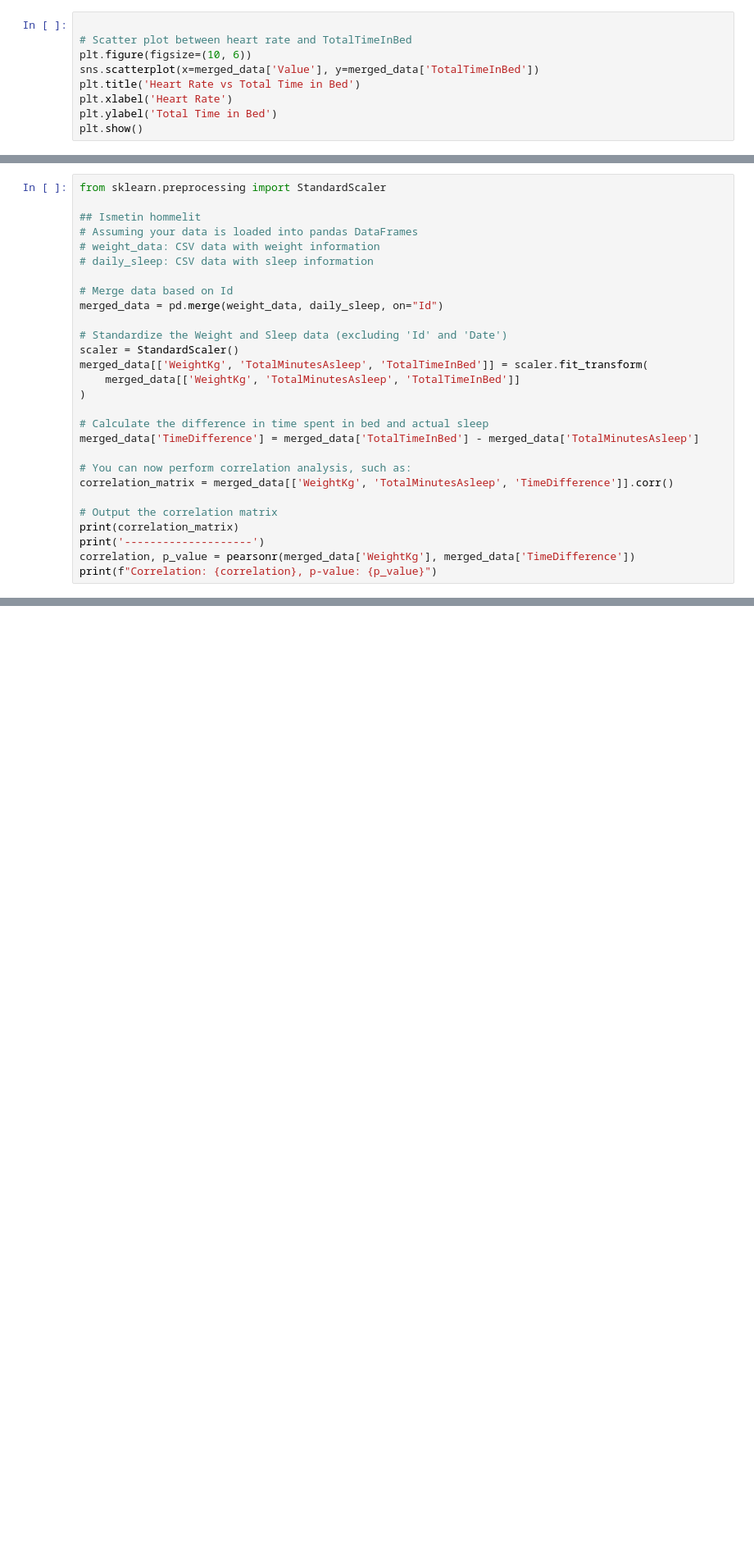
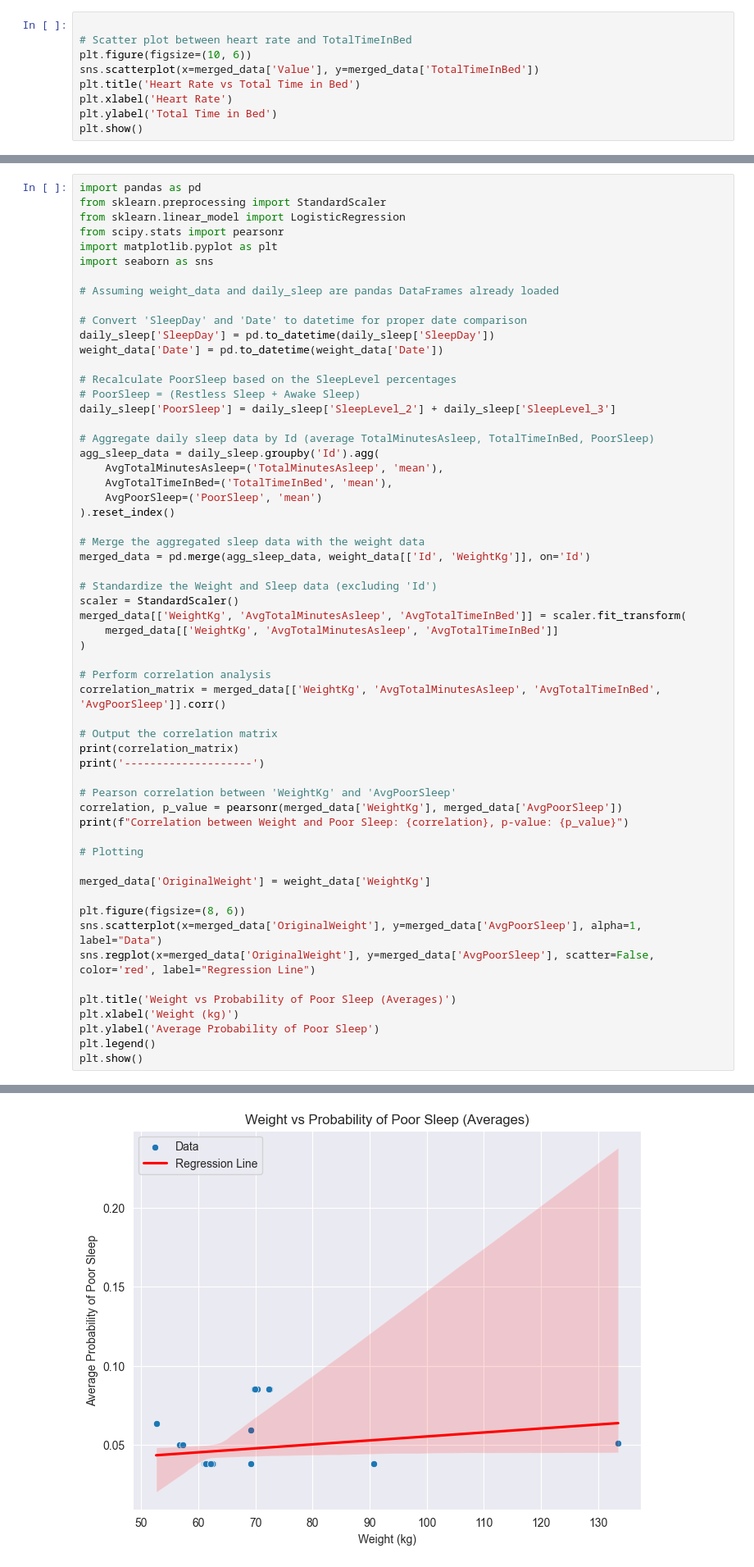
Before and after one commit to kismet85/dkkoAssignments, a Jupyter notebook: Projekti/Uni_ja_liikuntatottumukset.ipynb, the cells around one changed output, grey strips where cells are left out. Shown at 82% size. Cells and saved outputs as stored; diff of their text form; blank space fills up the shorter version.

Commit message:
Logistical evaluation and correlation of how weight affects sleep

```diff
--- a/Projekti/Uni_ja_liikuntatottumukset.ipynb
+++ b/Projekti/Uni_ja_liikuntatottumukset.ipynb
@@ -577,28 +579,59 @@ print(f"Pearson correlation with Sleep Efficiency: {corr_efficiency}, p-value: {
 # %%
+import pandas as pd
 from sklearn.preprocessing import StandardScaler
+from sklearn.linear_model import LogisticRegression
+from scipy.stats import pearsonr
+import matplotlib.pyplot as plt
+import seaborn as sns
 
-## Ismetin hommelit
-# Assuming your data is loaded into pandas DataFrames
-# weight_data: CSV data with weight information
-# daily_sleep: CSV data with sleep information
+# Assuming weight_data and daily_sleep are pandas DataFrames already loaded
 
-# Merge data based on Id
-merged_data = pd.merge(weight_data, daily_sleep, on="Id")
+# Convert 'SleepDay' and 'Date' to datetime for proper date comparison
+daily_sleep['SleepDay'] = pd.to_datetime(daily_sleep['SleepDay'])
+weight_data['Date'] = pd.to_datetime(weight_data['Date'])
 
-# Standardize the Weight and Sleep data (excluding 'Id' and 'Date')
+# Recalculate PoorSleep based on the SleepLevel percentages
+# PoorSleep = (Restless Sleep + Awake Sleep)
+daily_sleep['PoorSleep'] = daily_sleep['SleepLevel_2'] + daily_sleep['SleepLevel_3']
+
+# Aggregate daily sleep data by Id (average TotalMinutesAsleep, TotalTimeInBed, PoorSleep)
+agg_sleep_data = daily_sleep.groupby('Id').agg(
+    AvgTotalMinutesAsleep=('TotalMinutesAsleep', 'mean'),
+    AvgTotalTimeInBed=('TotalTimeInBed', 'mean'),
+    AvgPoorSleep=('PoorSleep', 'mean')
+).reset_index()
+
+# Merge the aggregated sleep data with the weight data
+merged_data = pd.merge(agg_sleep_data, weight_data[['Id', 'WeightKg']], on='Id')
+
+# Standardize the Weight and Sleep data (excluding 'Id')
 scaler = StandardScaler()
-merged_data[['WeightKg', 'TotalMinutesAsleep', 'TotalTimeInBed']] = scaler.fit_transform(
-    merged_data[['WeightKg', 'TotalMinutesAsleep', 'TotalTimeInBed']]
+merged_data[['WeightKg', 'AvgTotalMinutesAsleep', 'AvgTotalTimeInBed']] = scaler.fit_transform(
+    merged_data[['WeightKg', 'AvgTotalMinutesAsleep', 'AvgTotalTimeInBed']]
 )
 
-# Calculate the difference in time spent in bed and actual sleep
-merged_data['TimeDifference'] = merged_data['TotalTimeInBed'] - merged_data['TotalMinutesAsleep']
-
-# You can now perform correlation analysis, such as:
-correlation_matrix = merged_data[['WeightKg', 'TotalMinutesAsleep', 'TimeDifference']].corr()
+# Perform correlation analysis
+correlation_matrix = merged_data[['WeightKg', 'AvgTotalMinutesAsleep', 'AvgTotalTimeInBed', 'AvgPoorSleep']].corr()
 
 # Output the correlation matrix
 print(correlation_matrix)
 print('--------------------')
-correlation, p_value = pearsonr(merged_data['WeightKg'], merged_data['TimeDifference'])
-print(f"Correlation: {correlation}, p-value: {p_value}")
+
+# Pearson correlation between 'WeightKg' and 'AvgPoorSleep'
+correlation, p_value = pearsonr(merged_data['WeightKg'], merged_data['AvgPoorSleep'])
+print(f"Correlation between Weight and Poor Sleep: {correlation}, p-value: {p_value}")
+
+# Plotting
+
+merged_data['OriginalWeight'] = weight_data['WeightKg']
+
+plt.figure(figsize=(8, 6))
+sns.scatterplot(x=merged_data['OriginalWeight'], y=merged_data['AvgPoorSleep'], alpha=1, label="Data")
+sns.regplot(x=merged_data['OriginalWeight'], y=merged_data['AvgPoorSleep'], scatter=False, color='red', label="Regression Line")
+
+plt.title('Weight vs Probability of Poor Sleep (Averages)')
+plt.xlabel('Weight (kg)')
+plt.ylabel('Average Probability of Poor Sleep')
+plt.legend()
+plt.show()
+# %% [output]
@@ -604,0 +651 @@ print(f"Correlation: {correlation}, p-value: {p_value}")
+[figure, added]
```
Also changed, not shown: parts of 7 cells of this notebook.
